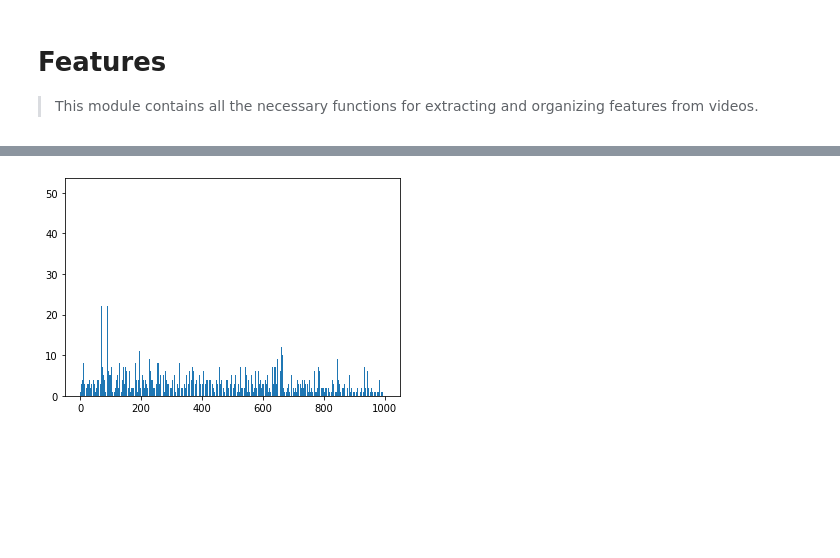
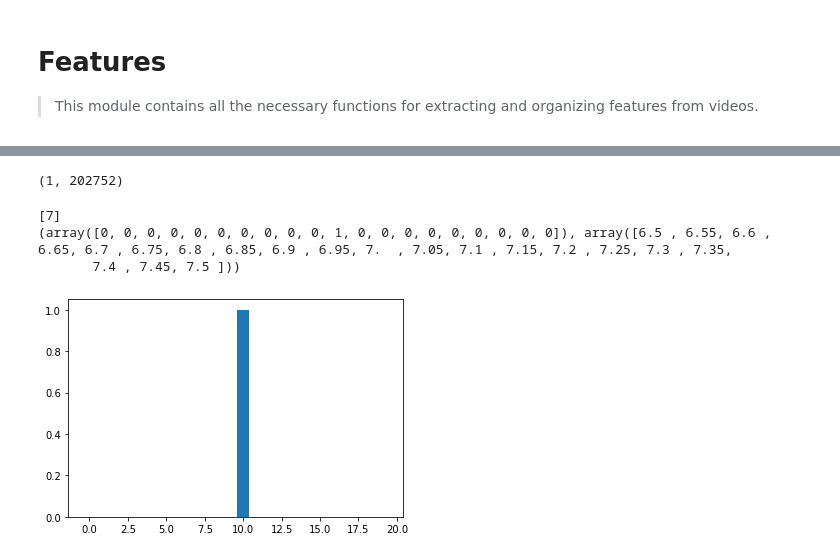
Before and after one commit to ncoop57/tango, a Jupyter notebook: nbs/01_features.ipynb, the cells around one changed output, grey strips where cells are left out. Cells and saved outputs as stored; diff of their text form; code cells hidden in the pictures; blank space fills up the shorter version.

```diff
--- a/nbs/01_features.ipynb
+++ b/nbs/01_features.ipynb
@@ -63,7 +73,6 @@ class SIFTExtractor(Extractor):
 class CNNExtractor(Extractor):
 
     def extract(self, img):
-        # TODO: Add code to return extracted features from CNN
-        pass
+        return self.extractor.getFeatures(img)
 # %%
-imgs = get_rand_imgs(video_paths[0], 30_000, n = 5)
+imgs = get_rand_imgs(video_paths[0], 30_000, n = 100)
@@ -75,0 +79,4 @@ features = extractor.extract(imgs[1]); features[:2].shape
+# %%
+#learn, linear_output_layer = cnn.trainPetsModel()
+#extractor = CNNExtractor(cnn.createExtractor(None, None, 'resnet50', False))
+extractor = CNNExtractor(cnn.createLayeredExtractor())
@@ -76,3 +94,7 @@ features = extractor.extract(imgs[1]); features[:2].shape
+# %%
+print(features.shape)
+# %% [output]
+(1, 202752)
 # %%
 #export
 def gen_vcodebook(imgs, extractor, vwords = 10_000):
@@ -90,5 +112,5 @@ def gen_vcodebook(imgs, extractor, vwords = 10_000):
 
     return codebook
 # %%
-vwords = 1_000
+vwords = 20
 codebook = gen_vcodebook(imgs, extractor, vwords)
@@ -97,10 +117,14 @@ features = extractor.extract(imgs[0]);
 # %%
 labels = codebook.predict(features)
-hist = numpy.histogram(labels, bins = vwords)
+hist = np.histogram(labels, bins = vwords)
 plt.bar(range(vwords), hist[0])
-plt.show()
+print(labels)
+print(hist)
 # %% [output]
+[7]
+(array([0, 0, 0, 0, 0, 0, 0, 0, 0, 0, 1, 0, 0, 0, 0, 0, 0, 0, 0, 0]), array([6.5 , 6.55, 6.6 , 6.65, 6.7 , 6.75, 6.8 , 6.85, 6.9 , 6.95, 7.  , 7.05, 7.1 , 7.15, 7.2 , 7.25, 7.3 , 7.35,
+       7.4 , 7.45, 7.5 ]))
-[figure, old version]
+[figure, new version]
 # %%
 #export
 def get_df(imgs, extractor, codebook):
```
Also changed, not shown: parts of 35 cells of this notebook, 11 other files.
